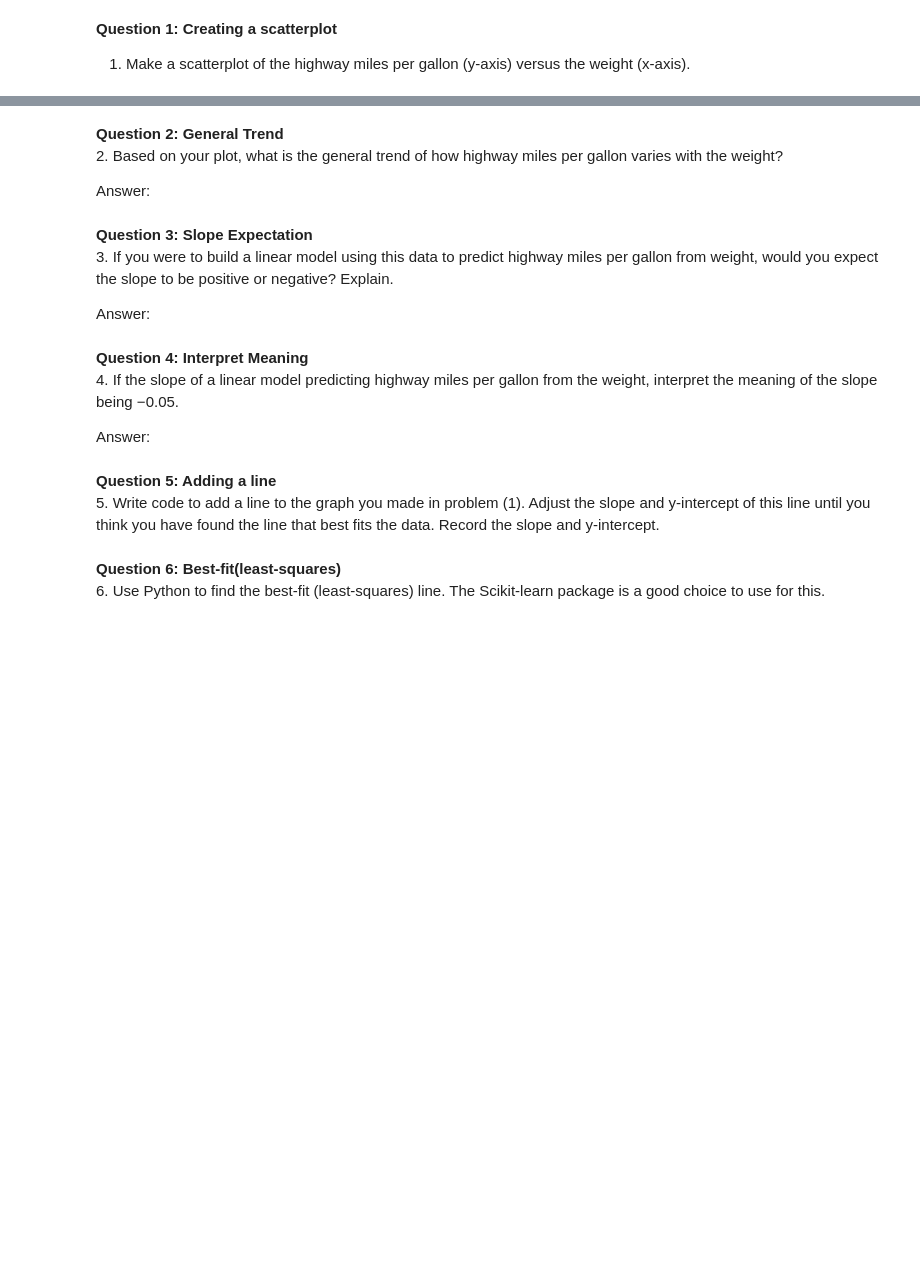
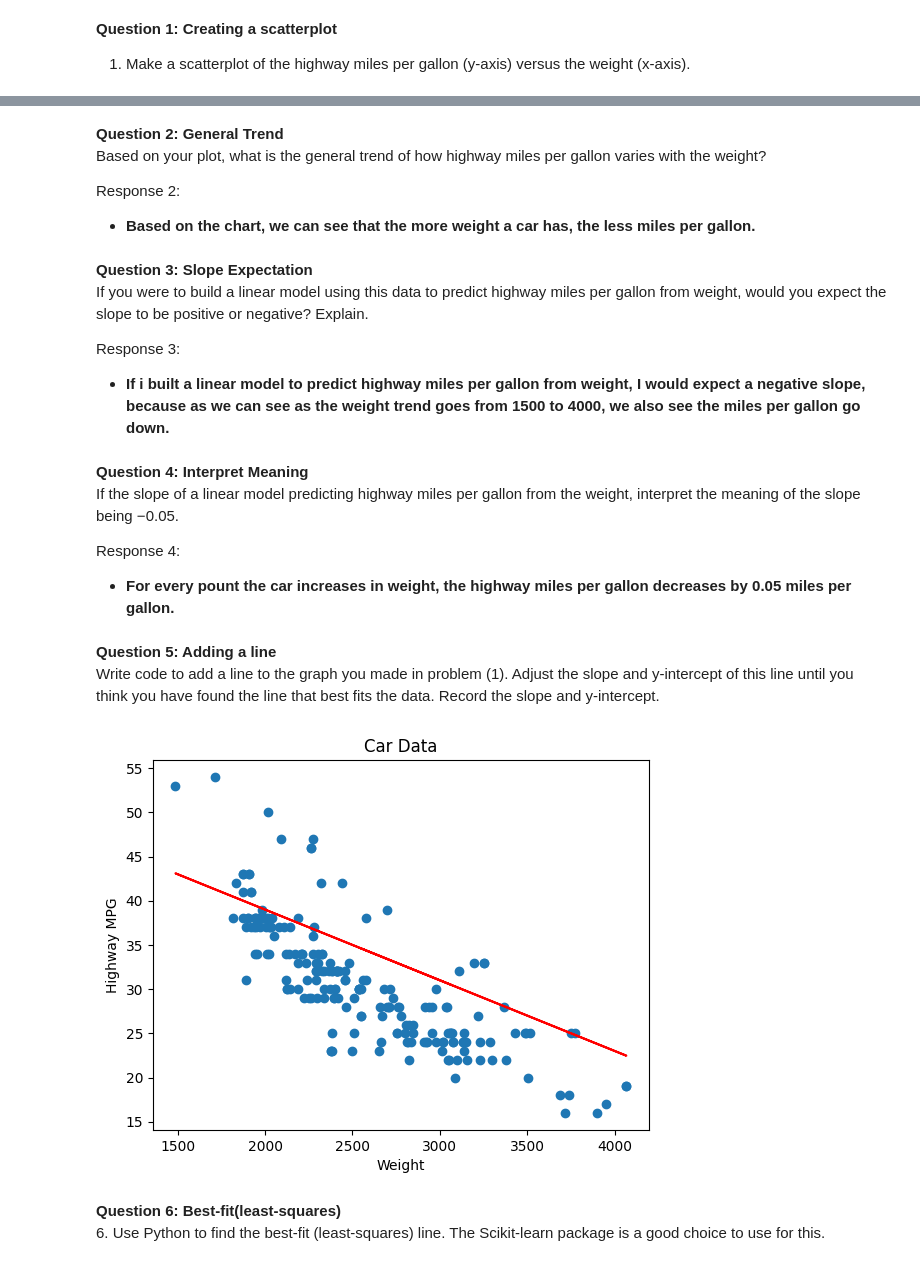
Before and after one commit to MynamesTres/dsc320_math, a Jupyter notebook: Week 2 assignment/Car_data_plots-regressions.ipynb, the cells around one changed output, grey strips where cells are left out. Saved outputs shown, nothing was run; the diff lists cells and outputs as text; code cells hidden in the pictures; blank space fills up the shorter version.

Commit message:
adding answered questions pre-fixes

```diff
--- a/Week 2 assignment/Car_data_plots-regressions.ipynb
+++ b/Week 2 assignment/Car_data_plots-regressions.ipynb
@@ -20,24 +39,44 @@
 # %% [markdown]
 **Question 2: General Trend**
-2. Based on your plot, what is the general trend of how highway miles per gallon varies with the weight?
+Based on your plot, what is the general trend of how highway miles per gallon varies with the weight?
 
-Answer:
+Response 2:
+- **Based on the chart, we can see that the more weight a car has, the less miles per gallon.**
 # %% [markdown]
 **Question 3: Slope Expectation**
-3. If you were to build a linear model using this data to predict highway miles per gallon from weight,
+If you were to build a linear model using this data to predict highway miles per gallon from weight,
 would you expect the slope to be positive or negative? Explain.
 
-Answer:
+Response 3:
+- **If i built a linear model to predict highway miles per gallon from weight, I would expect a negative slope, because as we can see as the weight trend goes from 1500 to 4000, we also see the miles per gallon go down.**
 # %% [markdown]
 **Question 4: Interpret Meaning**
-4. If the slope of a linear model predicting highway miles per gallon from the weight, interpret the meaning
+If the slope of a linear model predicting highway miles per gallon from the weight, interpret the meaning
 of the slope being −0.05.
 
-Answer:
+Response 4:
+- **For every pount the car increases in weight, the highway miles per gallon decreases by 0.05 miles per gallon.**
 # %% [markdown]
 **Question 5: Adding a line**
-5. Write code to add a line to the graph you made in problem (1). Adjust the slope and y-intercept of this
+Write code to add a line to the graph you made in problem (1). Adjust the slope and y-intercept of this
 line until you think you have found the line that best fits the data. Record the slope and y-intercept.
+# %%
+# Defining x and manual line parameters
+x = car_data_df['weight']
+m = -0.008
+b = 55
+
+
+# Building Scatterplot and best-fit line using 'm x + b'
+plt.scatter(x, car_data_df['hwy_mpg'])
+plt.plot(x, m * x + b, color='red')
+plt.xlabel('Weight')
+plt.ylabel('Highway MPG')
+plt.title('Car Data')
+
+plt.show()
+# %% [output]
+[figure, added]
 # %% [markdown]
 **Question 6: Best-fit(least-squares)**
 6. Use Python to find the best-fit (least-squares) line. The Scikit-learn package is a good choice to use
```
Also changed, not shown: parts of 7 cells of this notebook.
